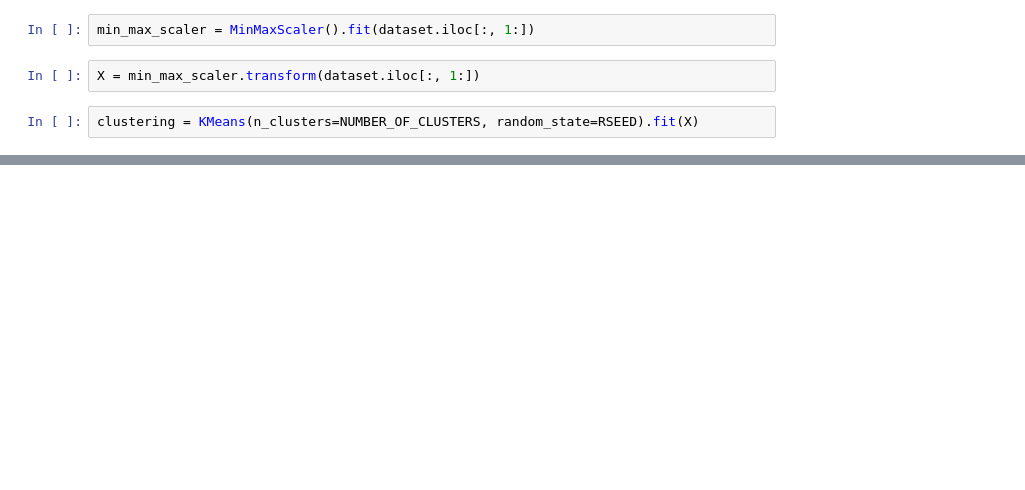
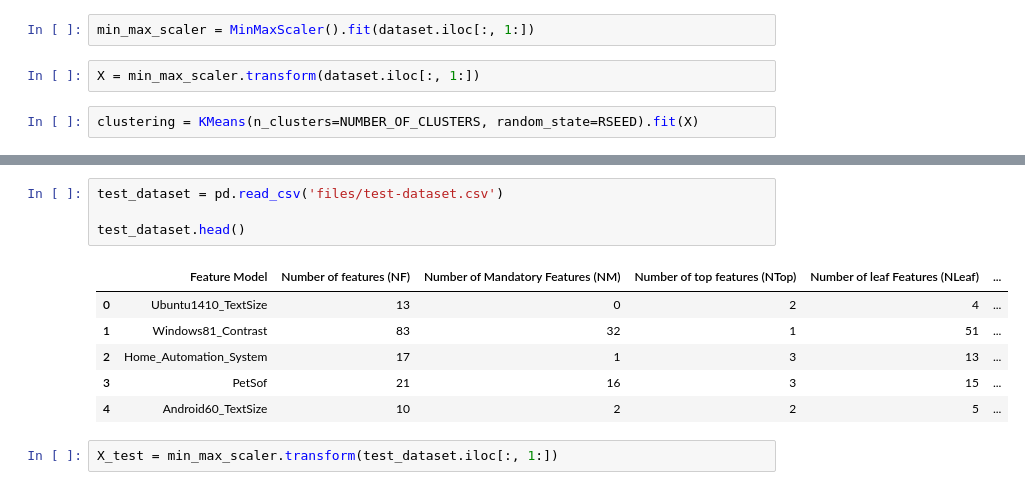
Before and after one commit to publiosilva/EU-2019-PIBIT, a Jupyter notebook: feature_model_clustering_kmeans_notebook/feature_model_clustering.ipynb, the cells around one changed output, grey strips where cells are left out. Drawn from its saved outputs; the diff is of its cells as text; blank space fills up the shorter version.

```diff
--- a/feature_model_clustering_kmeans_notebook/feature_model_clustering.ipynb
+++ b/feature_model_clustering_kmeans_notebook/feature_model_clustering.ipynb
@@ -71,0 +72,13 @@ for i in range(0, NUMBER_OF_CLUSTERS):
+# %%
+test_dataset = pd.read_csv('files/test-dataset.csv')
+
+test_dataset.head()
+# %% [output]
+|  | Feature Model | Number of features (NF) | Number of Mandatory Features (NM) | Number of top features (NTop) | Number of leaf Features (NLeaf) | ... |
+| 0 | Ubuntu1410_TextSize | 13 | 0 | 2 | 4 | ... |
+| 1 | Windows81_Contrast | 83 | 32 | 1 | 51 | ... |
+| 2 | Home_Automation_System | 17 | 1 | 3 | 13 | ... |
+| 3 | PetSof | 21 | 16 | 3 | 15 | ... |
+| 4 | Android60_TextSize | 10 | 2 | 2 | 5 | ... |
+# %%
+X_test = min_max_scaler.transform(test_dataset.iloc[:, 1:])
```
Also changed, not shown: parts of 5 cells of this notebook, 7 other files.
